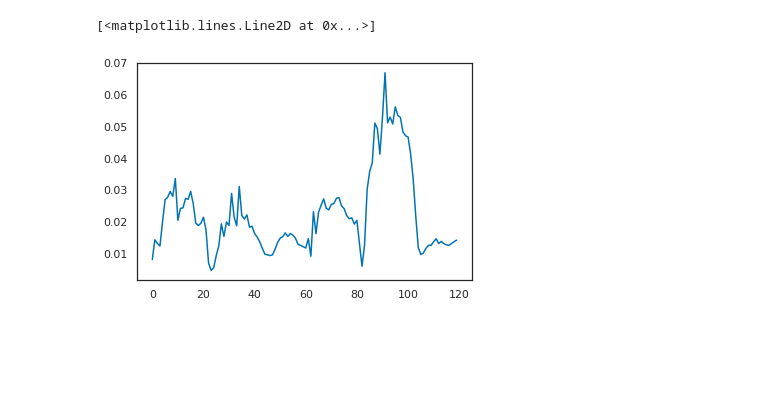
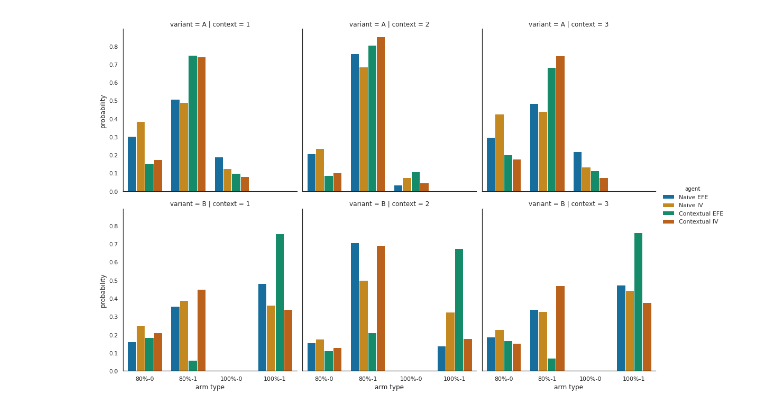
Before and after one commit to dimarkov/pybefit, a Jupyter notebook: examples/control_dilemmas/simulate_behaviour.ipynb, the cells around one changed output. Drawn from its saved outputs; the diff is of its cells as text; code cells hidden in the pictures; blank space fills up the shorter version.

```diff
--- a/examples/control_dilemmas/simulate_behaviour.ipynb
+++ b/examples/control_dilemmas/simulate_behaviour.ipynb
@@ -174,6 +27,0 @@ plt.plot(mO[:, -1, 0, range(3), range(3)].numpy())
-# %%
-H_pi = - np.nan_to_num(ai_agent.beliefs['policies'] * ai_agent.beliefs['policies'].log()).sum(-1)
-plt.plot(np.exp(-H_pi[:,0,0]))
-# %% [output]
-[<matplotlib.lines.Line2D at 0x...>]
-[figure, removed]
@@ -179,0 +102,37 @@ plt.plot(np.exp(-H_pi[:,0,0]))
+# %%
+import pandas as pd
+
+offs = offers[100:, 0]
+
+ctxt = [1, 1, 2, 2, 3, 3]
+tp = ['A', 'B', 'A', 'B', 'A', 'B']
+name = ['Naive EFE', 'Naive IV', 'Contextual EFE', 'Contextual IV']
+labels = np.array(['80%-0', '80%-1', '100%-0', '100%-1'])
+groups = torch.tensor([0, 1, 1, 2, 3, 3])
+
+dfs = pd.DataFrame()
+for i in range(2):
+    for j in range(2):
+        l = 2 * i + j
+
+        responses = []
+        for res in sim.responses['pair_{}'.format(l)]:
+            responses.append(torch.stack(res[1:]))
+
+        responses = torch.stack(responses[100:])
+        choices = arm_types[:, responses].transpose(dim0=-1, dim1=-2)
+
+        for o in range(no):
+            loc = o == offs
+            vals, count = np.unique(groups[choices[o, loc]], return_counts=True)
+            df = pd.DataFrame({'arm type': labels[vals],
+                               'probability': count/count.sum(),
+                               'context': ctxt[o],
+                               'variant': tp[o],
+                               'agent': name[l]})
+            dfs = dfs.append(df, ignore_index=True)
+
+sns.catplot(x='arm type', y='probability', data=dfs, col='context', row='variant', hue='agent', kind="bar")
+plt.savefig('choice_rates.png', bbox_inches='tight', transparent=True, dpi=300)
+# %% [output]
+[figure, added]
```
Also changed, not shown: parts of 27 cells of this notebook, 28 other files.
